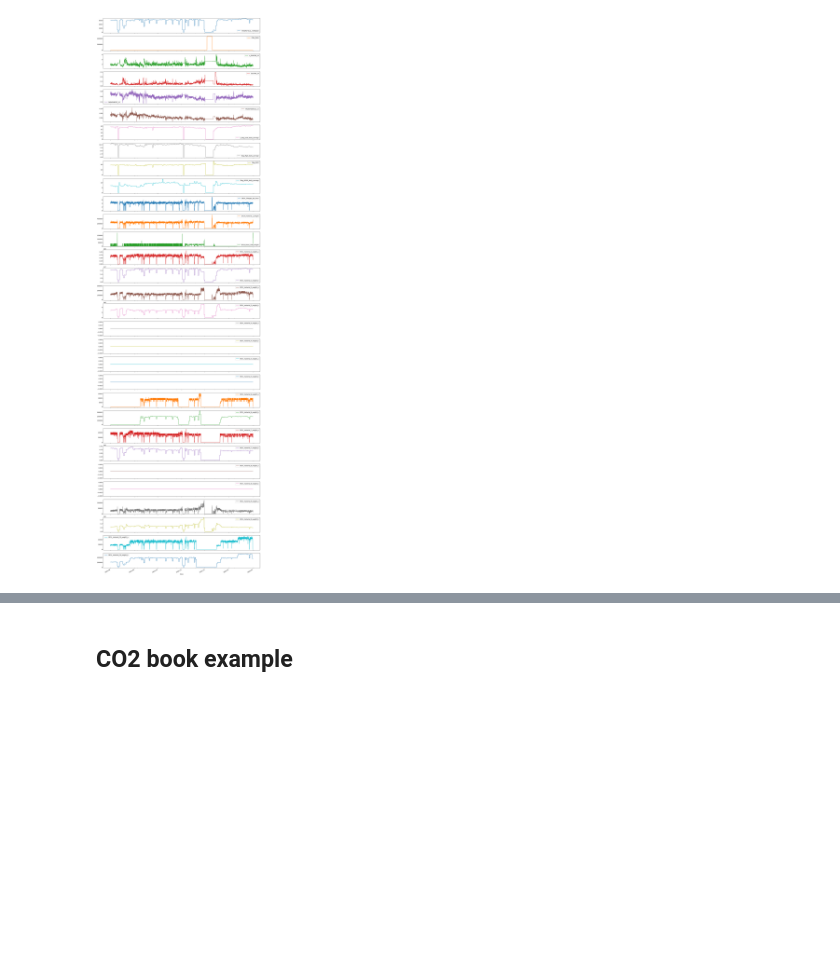
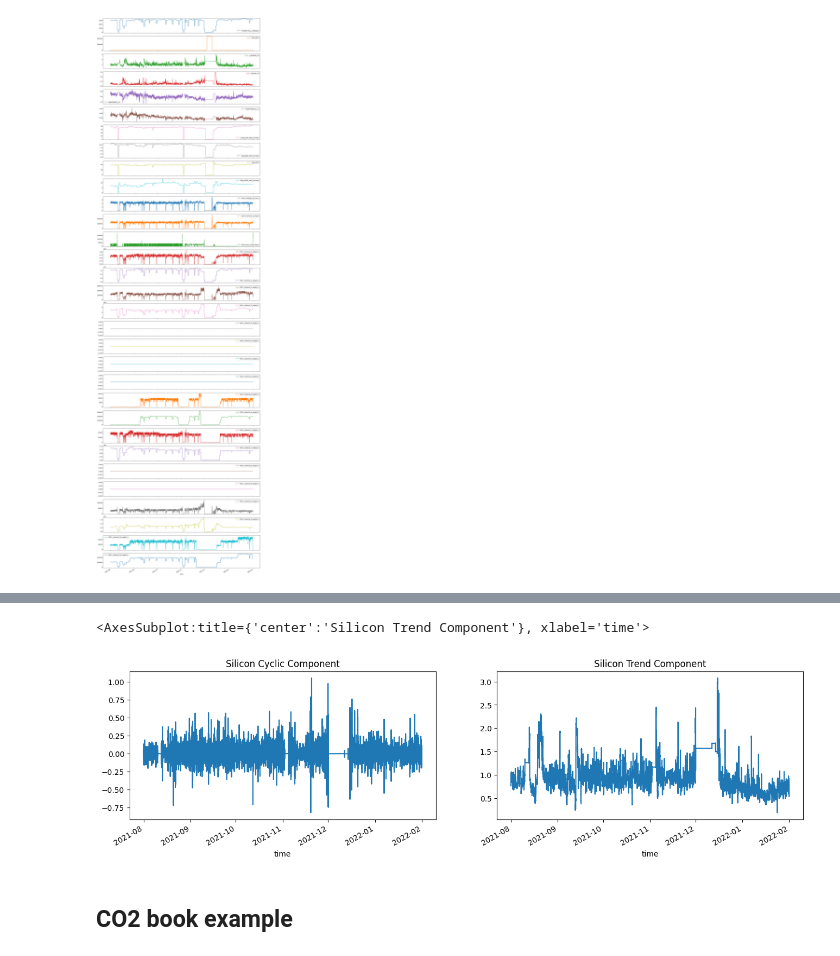
Before and after one commit to rcalix1/TimeSeriesAnalysis, a Jupyter notebook: time_series_data_example1.ipynb, the cells around one changed output, grey strips where cells are left out. Saved outputs shown, nothing was run; the diff lists cells and outputs as text; code cells hidden in the pictures; blank space fills up the shorter version.

```diff
--- a/time_series_data_example1.ipynb
+++ b/time_series_data_example1.ipynb
@@ -122,3 +160,17 @@ array([<AxesSubplot:xlabel='time'>, <AxesSubplot:xlabel='time'>,
+# %%
+
+silicon_cyclic, silicon_trend = hpfilter(ts_silicon_data)
+# %%
+
+fig, ax = plt.subplots(1,2, figsize=(16, 4))
+
+silicon_cyclic.plot(ax=ax[0], title='Silicon Cyclic Component')
+silicon_trend.plot(ax=ax[1], title='Silicon Trend Component')
+
+#fig.savefig('images/fig_9.18.png', bbox_inches='tight')
+# %% [output]
+<AxesSubplot:title={'center':'Silicon Trend Component'}, xlabel='time'>
+[figure, added]
 # %% [markdown]
 
 ## CO2 book example
```
Also changed, not shown: parts of 14 cells of this notebook.
